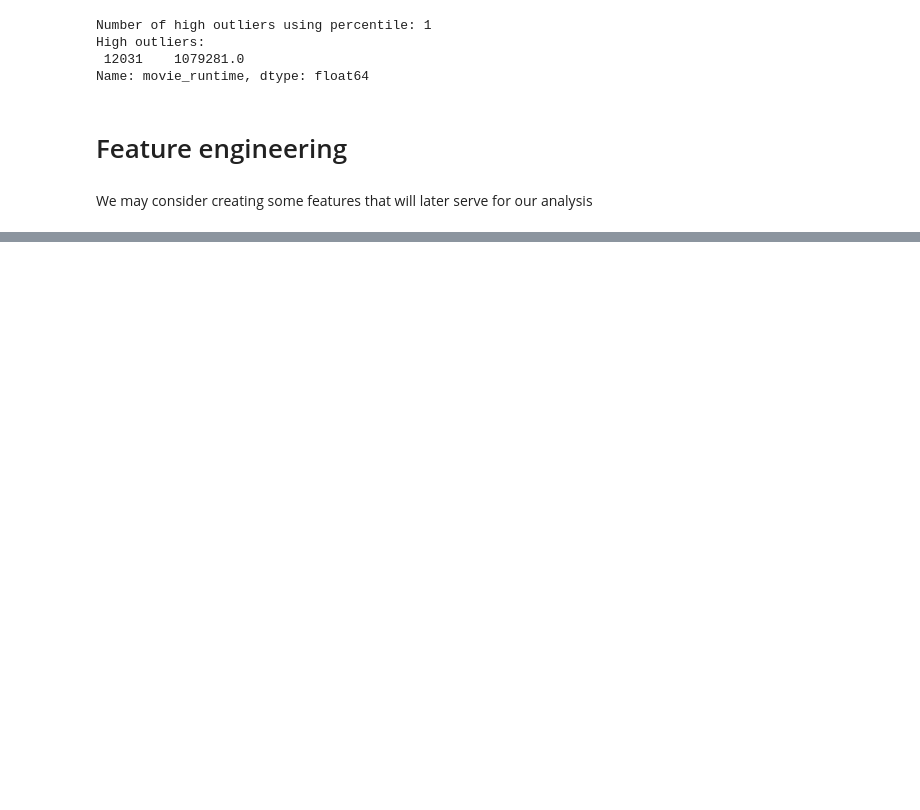
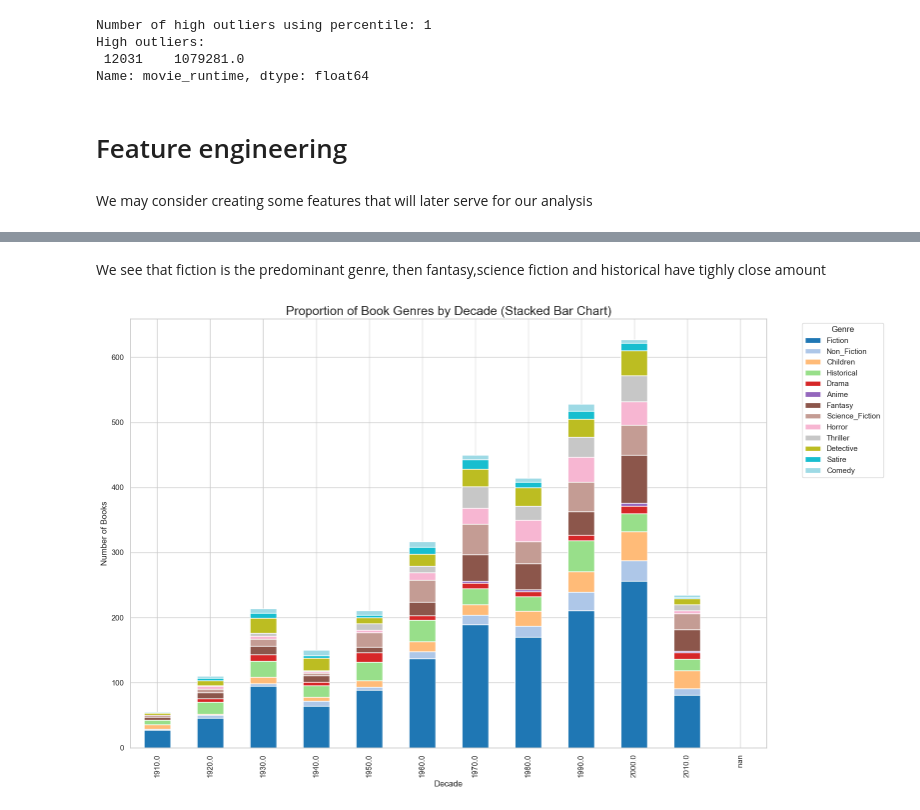
Before and after one commit to epfl-ada/ada-2024-project-ada212, a Jupyter notebook: results.ipynb, the cells around one changed output, grey strips where cells are left out. Cells and saved outputs as stored; diff of their text form; code cells hidden in the pictures; blank space fills up the shorter version.

```diff
--- a/results.ipynb
+++ b/results.ipynb
@@ -372,0 +426,23 @@ auxiliary_dataset_revenue_budget['revenue_budget_ratio'] =auxiliary_dataset_reve
+# %% [markdown]
+We see that fiction is the predominant genre, then fantasy,science fiction and historical have tighly close amount
+# %%
+# Group data by decade
+df_visualization['decade'] = (df_visualization['movie_release'] // 10) * 10
+decade_counts = pd.DataFrame(index=pd.Series(df_visualization['decade'].unique()).sort_values())
+
+# Count the number of books for each genre by decade
+for genre in book_genre_columns:
+    genre_name = genre.replace('book_', '').title()
+    decade_counts[genre_name] = df_visualization[df_visualization[genre] == True].groupby('decade').size()
+
+# Fill NaNs with 0 and plot the stacked bar chart
+decade_counts.fillna(0, inplace=True)
+decade_counts.plot(kind='bar', stacked=True, figsize=(16, 10), colormap='tab20')
+plt.title('Proportion of Book Genres by Decade (Stacked Bar Chart)', fontsize=18)
+plt.xlabel('Decade')
+plt.ylabel('Number of Books')
+plt.legend(title='Genre', bbox_to_anchor=(1.05, 1), loc='upper left')
+plt.tight_layout()
+plt.show()
+# %% [output]
+[figure, added]
```
Also changed, not shown: parts of 28 cells of this notebook.
